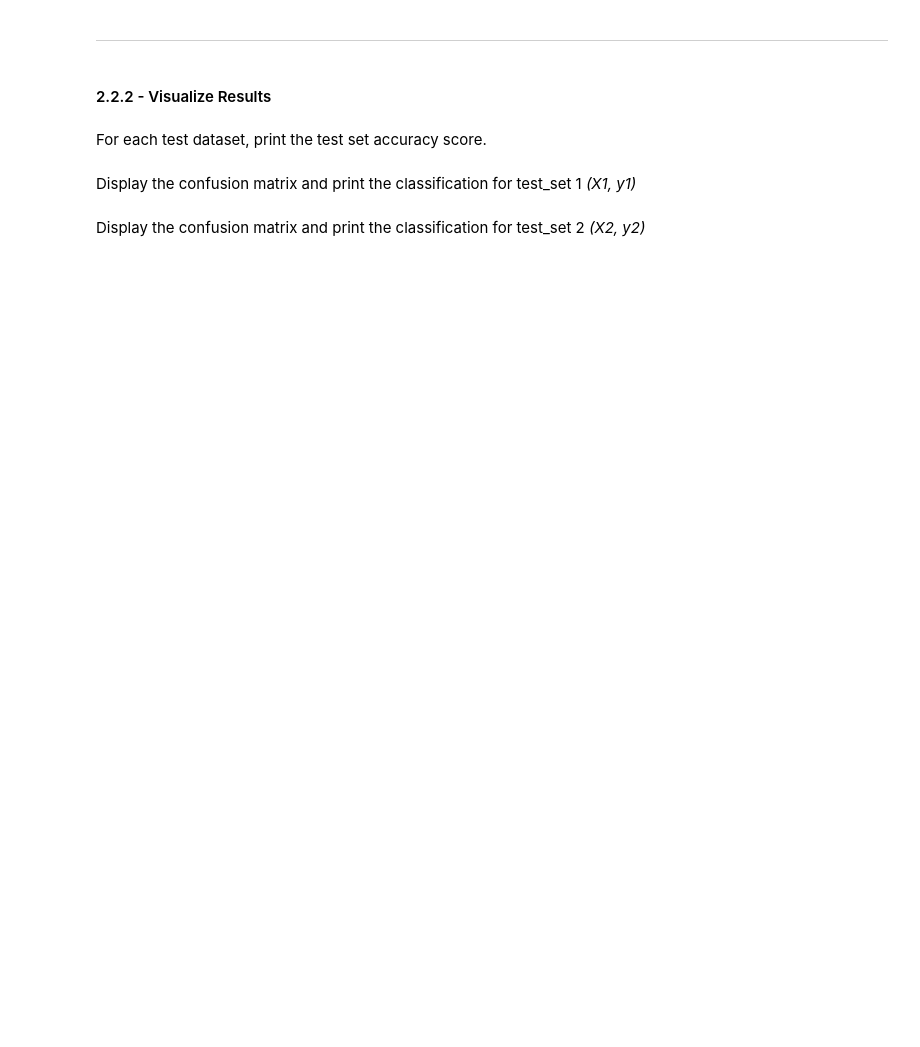
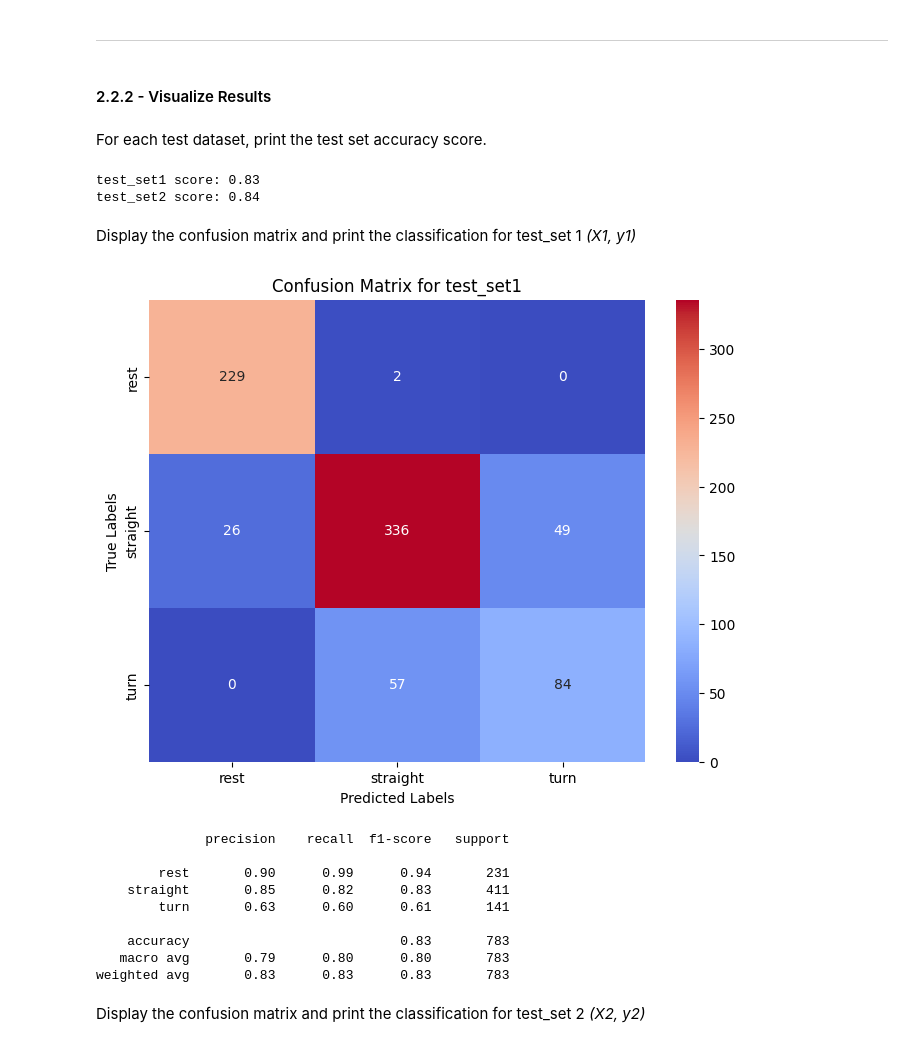
Before and after one commit to TaRa1999R/engg680_2024_fall, a Jupyter notebook: Lab_Assignment4/Assignment_4.ipynb, the cells around one changed output. Cells and saved outputs as stored; diff of their text form; code cells hidden in the pictures; blank space fills up the shorter version.

```diff
--- a/Lab_Assignment4/Assignment_4.ipynb
+++ b/Lab_Assignment4/Assignment_4.ipynb
@@ -459,6 +525,6 @@ Seperate the testsets into the selected features and target vectors *(X1, y1)* a
 # %%
 # TODO - Load the target vector from test_set1 into y1, and the selected features from test_set1 into X1
 # (1 marks)
-# y1 =
-# X1 =
+y1 = test_set1['motion_state']
+X1 = test_set1[selected_features]
 X1.head(2)
@@ -475,7 +549,17 @@ ___
 For each test dataset, print the test set accuracy score.
 # %%
 # TODO - Print test score accuracies for test_set1 and test_set2
-#print("test_set1 score: {:.2f}".format(???))
-#print("test_set2 score: {:.2f}".format(???))
+from sklearn.metrics import accuracy_score
+
+y1_pred = grid.predict(X1)
+test_set1_accuracy = accuracy_score(y1, y1_pred)
+print("test_set1 score: {:.2f}".format(test_set1_accuracy))
+
+y2_pred = grid.predict(X2)
+test_set2_accuracy = accuracy_score(y2, y2_pred)
+print("test_set2 score: {:.2f}".format(test_set2_accuracy))
+# %% [output]
+test_set1 score: 0.83
+test_set2 score: 0.84
 # %% [markdown]
 Display the confusion matrix and print the classification for test_set 1 *(X1, y1)*
@@ -484,2 +566,29 @@ Display the confusion matrix and print the classification for test_set 1 *(X1, y
+# %%
+# TODO - Display confusion matrix and print classification report for (X1, y1)
+from sklearn.metrics import confusion_matrix, classification_report
+
+cm1 = confusion_matrix(y1, y1_pred)
+
+import matplotlib.pyplot as plt
+import seaborn as sns
+plt.figure(figsize=(8, 6))
+sns.heatmap(cm1, annot=True, fmt="d", cmap="coolwarm", xticklabels=grid.classes_, yticklabels=grid.classes_)
+plt.xlabel("Predicted Labels")
+plt.ylabel("True Labels")
+plt.title("Confusion Matrix for test_set1")
+plt.show()
+
+print(classification_report(y1, y1_pred))
+# %% [output]
+[figure, added]
+              precision    recall  f1-score   support
+
+        rest       0.90      0.99      0.94       231
+    straight       0.85      0.82      0.83       411
+        turn       0.63      0.60      0.61       141
+
+    accuracy                           0.83       783
+   macro avg       0.79      0.80      0.80       783
+weighted avg       0.83      0.83      0.83       783
 # %% [markdown]
 Display the confusion matrix and print the classification for test_set 2 *(X2, y2)*
```
Also changed, not shown: parts of 29 cells of this notebook.
